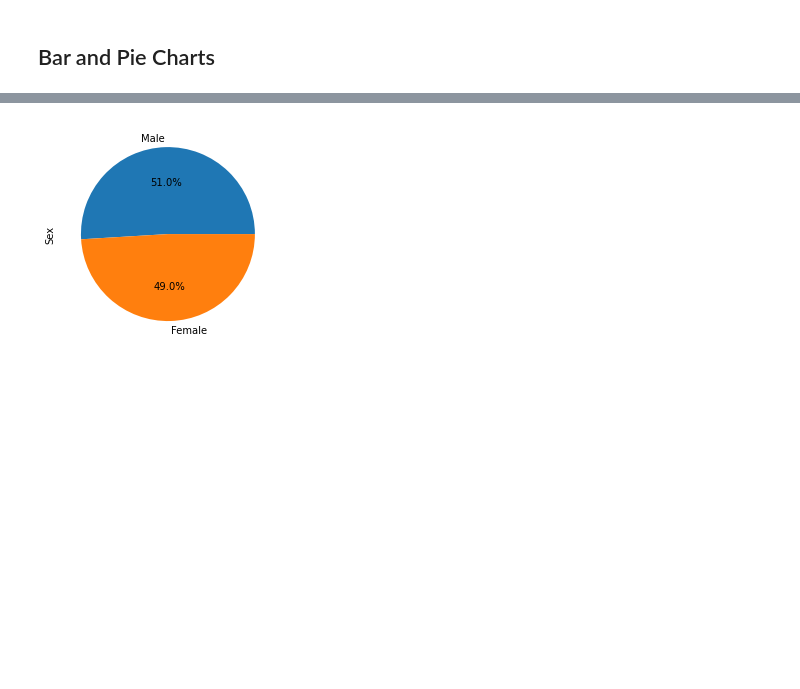
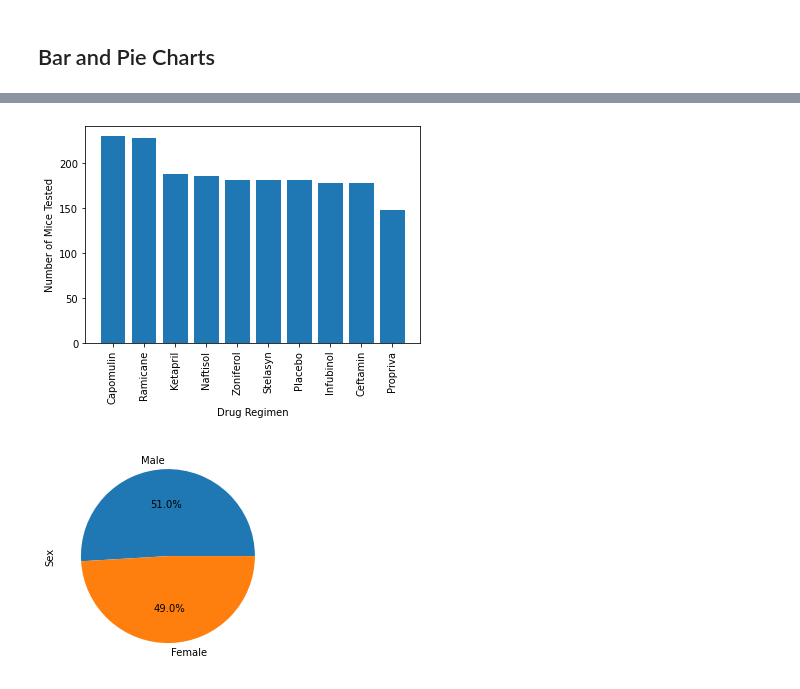
Before and after one commit to clawson13/Matplotlib-challenge, a Jupyter notebook: pymaceuticals.ipynb, the cells around one changed output, grey strips where cells are left out. Drawn from its saved outputs; the diff is of its cells as text; code cells hidden in the pictures; blank space fills up the shorter version.

```diff
--- a/pymaceuticals.ipynb
+++ b/pymaceuticals.ipynb
@@ -173,3 +180,28 @@ Tumor Volume (mm3)
+# %%
+# Generate a bar plot showing the total number of timepoints for all mice tested for each drug regimen using pyplot.
+
+# Create new dataframe for plotting
+count_timepoints2 = pd.DataFrame(clean_study)
+
+# Count the number of Timepoints (records) per Drug Regimen
+count_timepoints2 = count_timepoints2['Drug Regimen'].value_counts()
+
+# Create ticks for the x-axis using length of the summary count
+x_axis = np.arange(0, len(count_timepoints2.index))
+tick_locations = []
+for x in x_axis:
+    tick_locations.append(x)
+
+# Create labels for the axes
+plt.xlabel("Drug Regimen")
+plt.ylabel("Number of Mice Tested")
+
+# Plot and display the data using pyplot
+plt.bar(x_axis, count_timepoints2, color="C0", align="center")
+plt.xticks(tick_locations, count_timepoints2.index, rotation="vertical")
+plt.show()
+# %% [output]
+[figure, added]
 # %%
 # Method1:  Generate a pie plot showing the distribution of female versus male mice using Pandas
 # To clarify:  This answers the question:  of all the measurements taken, what percent where on male and female mice.
```
Also changed, not shown: parts of 7 cells of this notebook, 1 other file.
